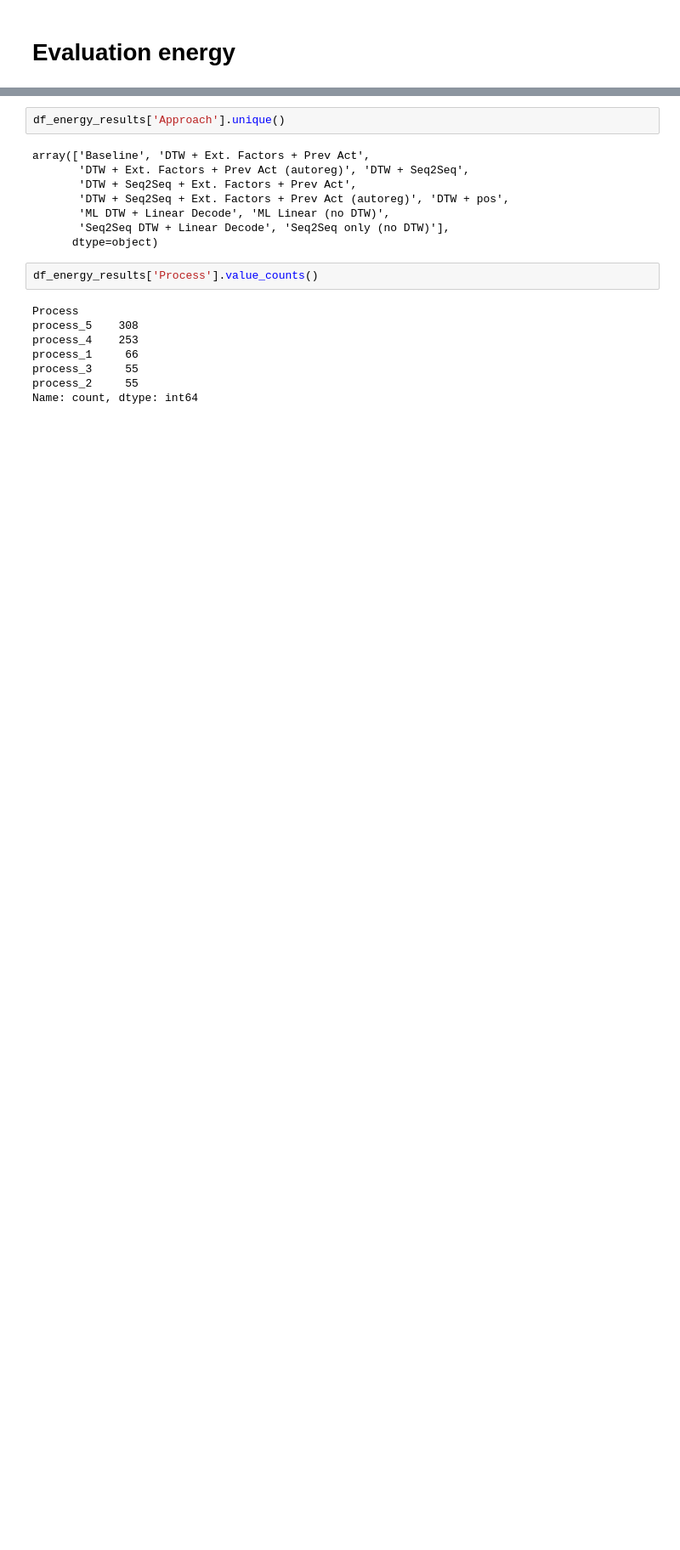
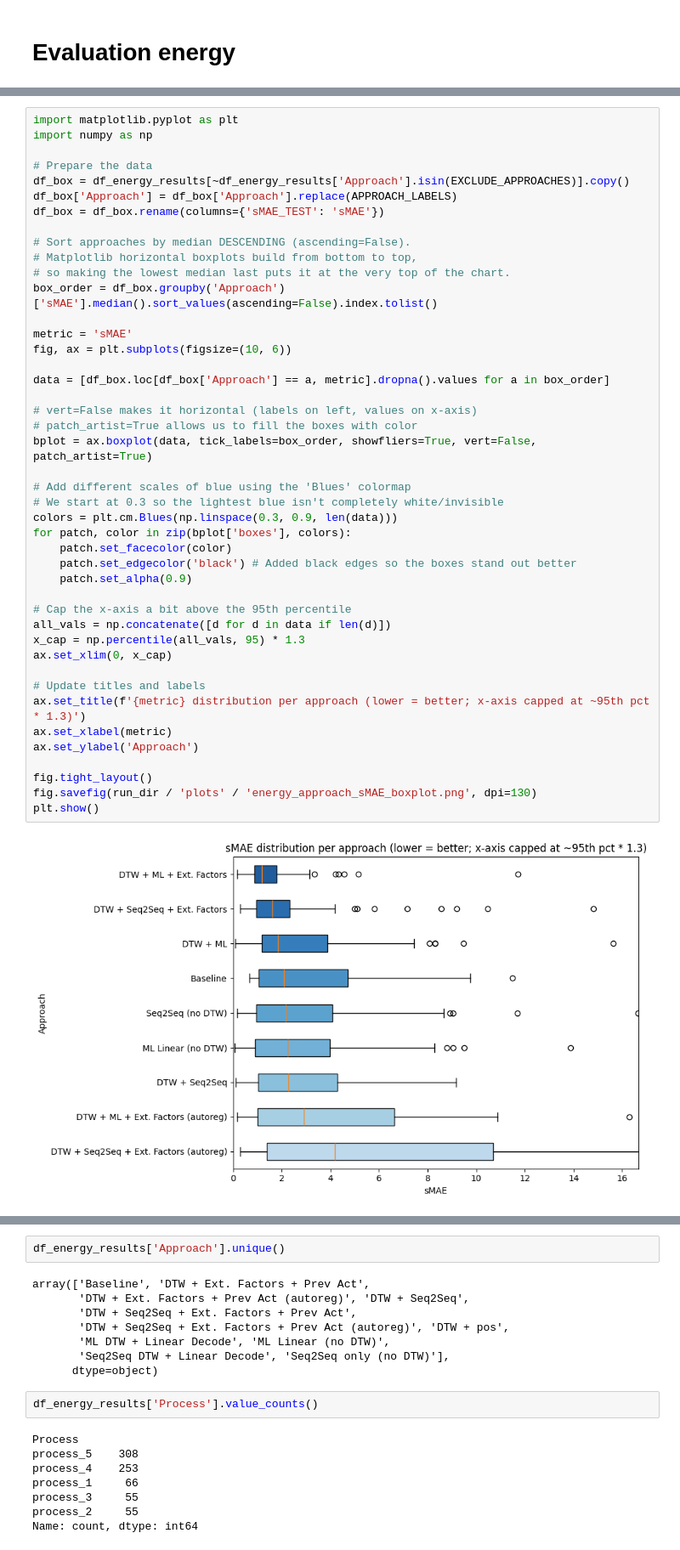
Before and after one commit to zapataunipaderborn/process_energy_demand_modelling, a Jupyter notebook: src/results_latex_table.ipynb, the cells around one changed output, grey strips where cells are left out. Shown at 85% size. Cells and saved outputs as stored; diff of their text form; blank space fills up the shorter version.

Commit message:
new results latex

```diff
--- a/src/results_latex_table.ipynb
+++ b/src/results_latex_table.ipynb
@@ -563,0 +658,46 @@ Process & Approach &  &  &  \\
+# %%
+import matplotlib.pyplot as plt
+import numpy as np
+
+# Prepare the data
+df_box = df_energy_results[~df_energy_results['Approach'].isin(EXCLUDE_APPROACHES)].copy()
+df_box['Approach'] = df_box['Approach'].replace(APPROACH_LABELS)
+df_box = df_box.rename(columns={'sMAE_TEST': 'sMAE'})
+
+# Sort approaches by median DESCENDING (ascending=False).
+# Matplotlib horizontal boxplots build from bottom to top,
+# so making the lowest median last puts it at the very top of the chart.
+box_order = df_box.groupby('Approach')['sMAE'].median().sort_values(ascending=False).index.tolist()
+
+metric = 'sMAE'
+fig, ax = plt.subplots(figsize=(10, 6))
+
+data = [df_box.loc[df_box['Approach'] == a, metric].dropna().values for a in box_order]
+
+# vert=False makes it horizontal (labels on left, values on x-axis)
+# patch_artist=True allows us to fill the boxes with color
+bplot = ax.boxplot(data, tick_labels=box_order, showfliers=True, vert=False, patch_artist=True)
+
+# Add different scales of blue using the 'Blues' colormap
+# We start at 0.3 so the lightest blue isn't completely white/invisible
+colors = plt.cm.Blues(np.linspace(0.3, 0.9, len(data)))
+for patch, color in zip(bplot['boxes'], colors):
+    patch.set_facecolor(color)
+    patch.set_edgecolor('black') # Added black edges so the boxes stand out better
+    patch.set_alpha(0.9)
+
+# Cap the x-axis a bit above the 95th percentile
+all_vals = np.concatenate([d for d in data if len(d)])
+x_cap = np.percentile(all_vals, 95) * 1.3
+ax.set_xlim(0, x_cap)
+
+# Update titles and labels
+ax.set_title(f'{metric} distribution per approach (lower = better; x-axis capped at ~95th pct * 1.3)')
+ax.set_xlabel(metric)
+ax.set_ylabel('Approach')
+
+fig.tight_layout()
+fig.savefig(run_dir / 'plots' / 'energy_approach_sMAE_boxplot.png', dpi=130)
+plt.show()
+# %% [output]
+[figure, added]
```
Also changed, not shown: parts of 19 cells of this notebook, 3 other files.
